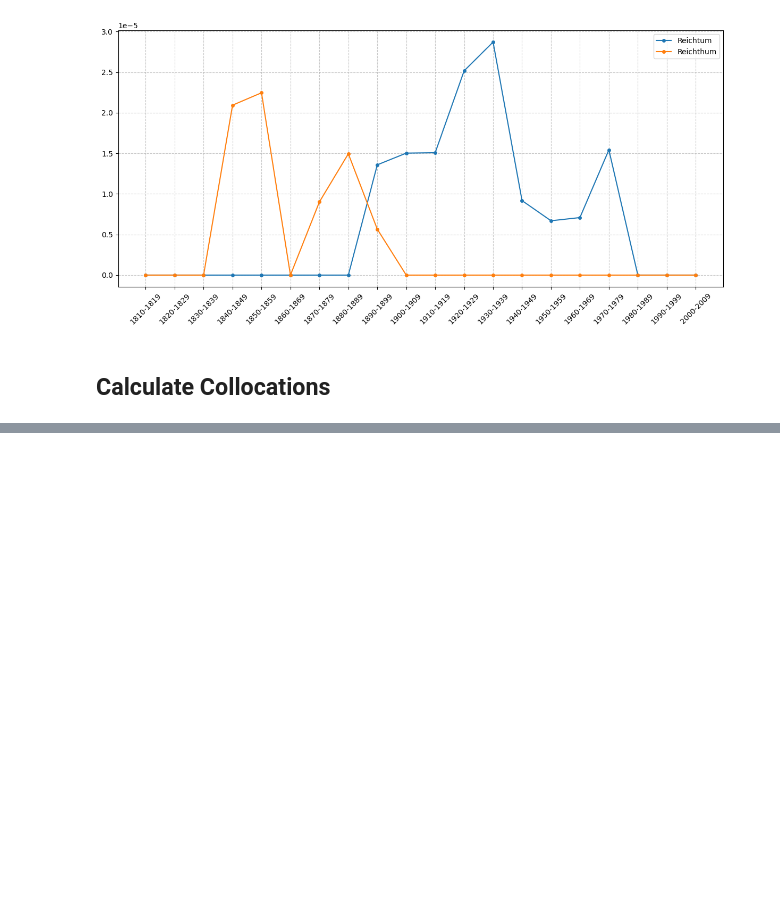
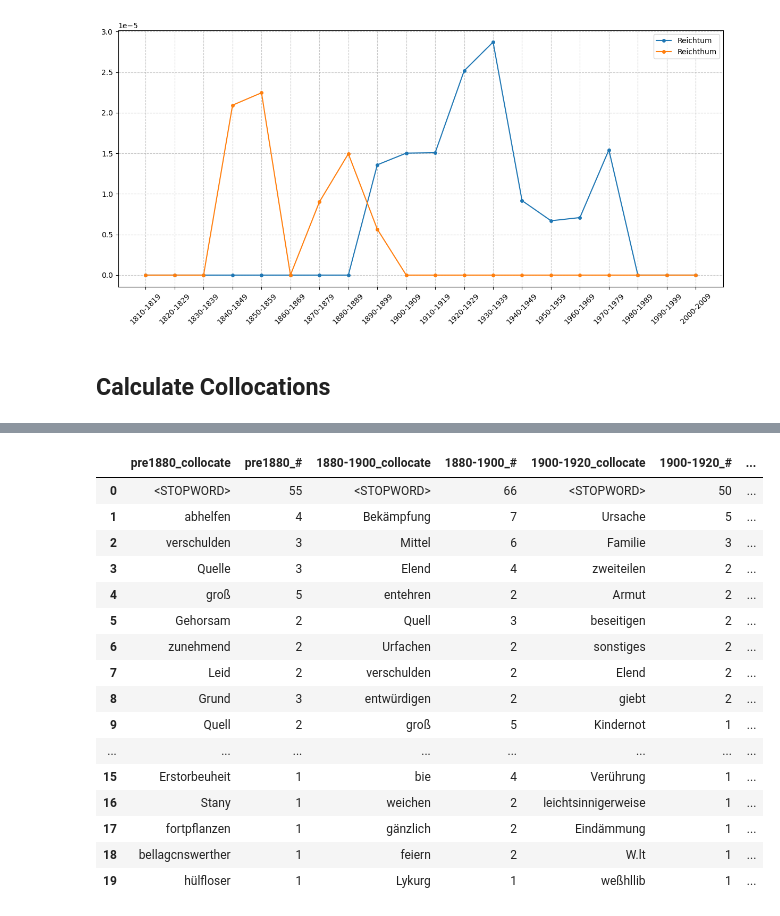
Before and after one commit to zentralbibliothek-zuerich/zblab-summerschool-2026, a Jupyter notebook: notebooks/03_frequency_and_keyness.ipynb, the cells around one changed output, grey strips where cells are left out. Cells and saved outputs as stored; diff of their text form; code cells hidden in the pictures; blank space fills up the shorter version.

```diff
--- a/notebooks/03_frequency_and_keyness.ipynb
+++ b/notebooks/03_frequency_and_keyness.ipynb
@@ -540,3 +546,23 @@ comparison_df
+# %%
+comparer.compare_collocations_for_word(["Armut", "Armuth"], metric="llr")
+# %% [output]
+|  | pre1880_collocate | pre1880_# | 1880-1900_collocate | 1880-1900_# | 1900-1920_collocate | 1900-1920_# | ... |
+| 0 | <STOPWORD> | 55 | <STOPWORD> | 66 | <STOPWORD> | 50 | ... |
+| 1 | abhelfen | 4 | Bekämpfung | 7 | Ursache | 5 | ... |
+| 2 | verschulden | 3 | Mittel | 6 | Familie | 3 | ... |
+| 3 | Quelle | 3 | Elend | 4 | zweiteilen | 2 | ... |
+| 4 | groß | 5 | entehren | 2 | Armut | 2 | ... |
+| 5 | Gehorsam | 2 | Quell | 3 | beseitigen | 2 | ... |
+| 6 | zunehmend | 2 | Urfachen | 2 | sonstiges | 2 | ... |
+| 7 | Leid | 2 | verschulden | 2 | Elend | 2 | ... |
+| 8 | Grund | 3 | entwürdigen | 2 | giebt | 2 | ... |
+| 9 | Quell | 2 | groß | 5 | Kindernot | 1 | ... |
+| ... | ... | ... | ... | ... | ... | ... | ... |
+| 15 | Erstorbeuheit | 1 | bie | 4 | Verührung | 1 | ... |
+| 16 | Stany | 1 | weichen | 2 | leichtsinnigerweise | 1 | ... |
+| 17 | fortpflanzen | 1 | gänzlich | 2 | Eindämmung | 1 | ... |
+| 18 | bellagcnswerther | 1 | feiern | 2 | W.lt | 1 | ... |
+| 19 | hülfloser | 1 | Lykurg | 1 | weßhllib | 1 | ... |
 # %%
 import math
 
```
Also changed, not shown: parts of 4 cells of this notebook.
